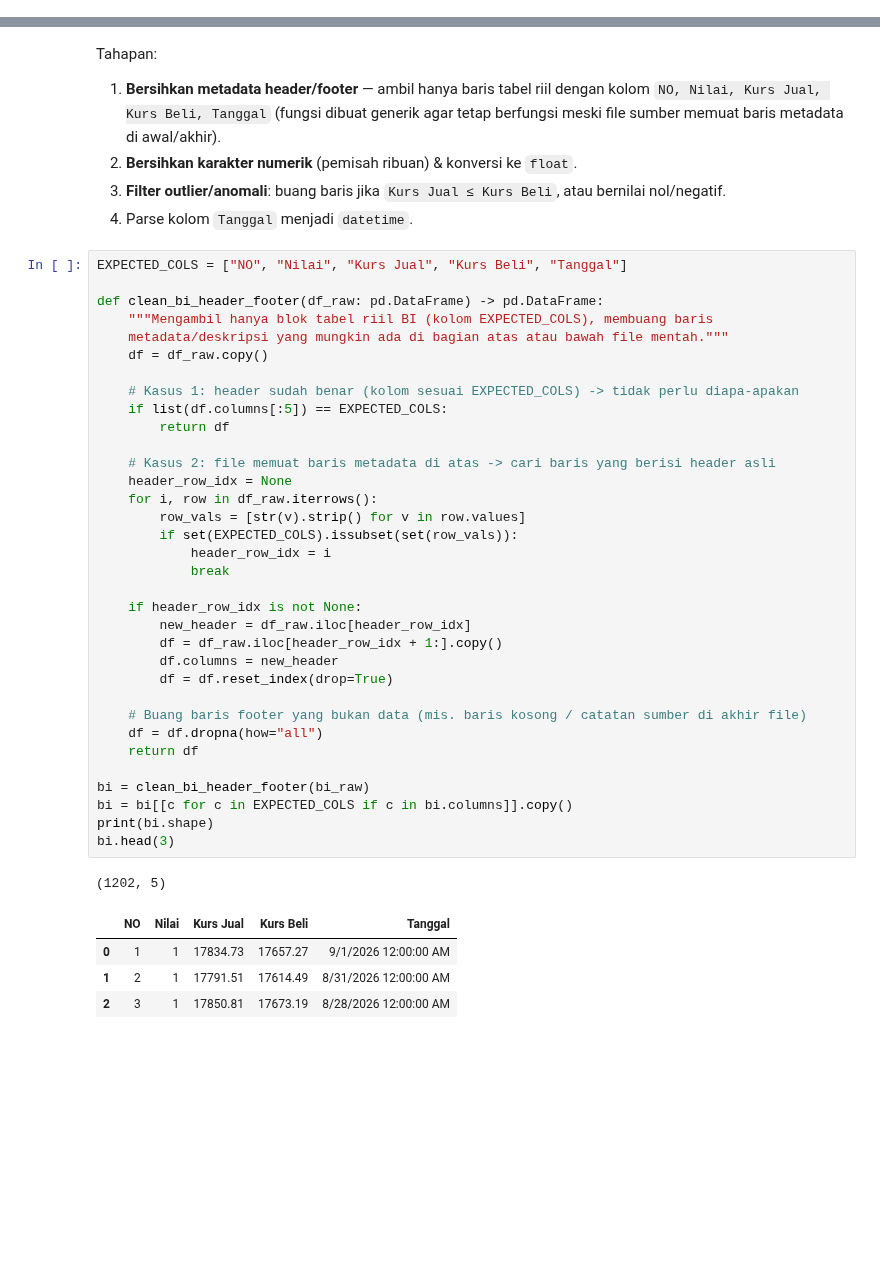
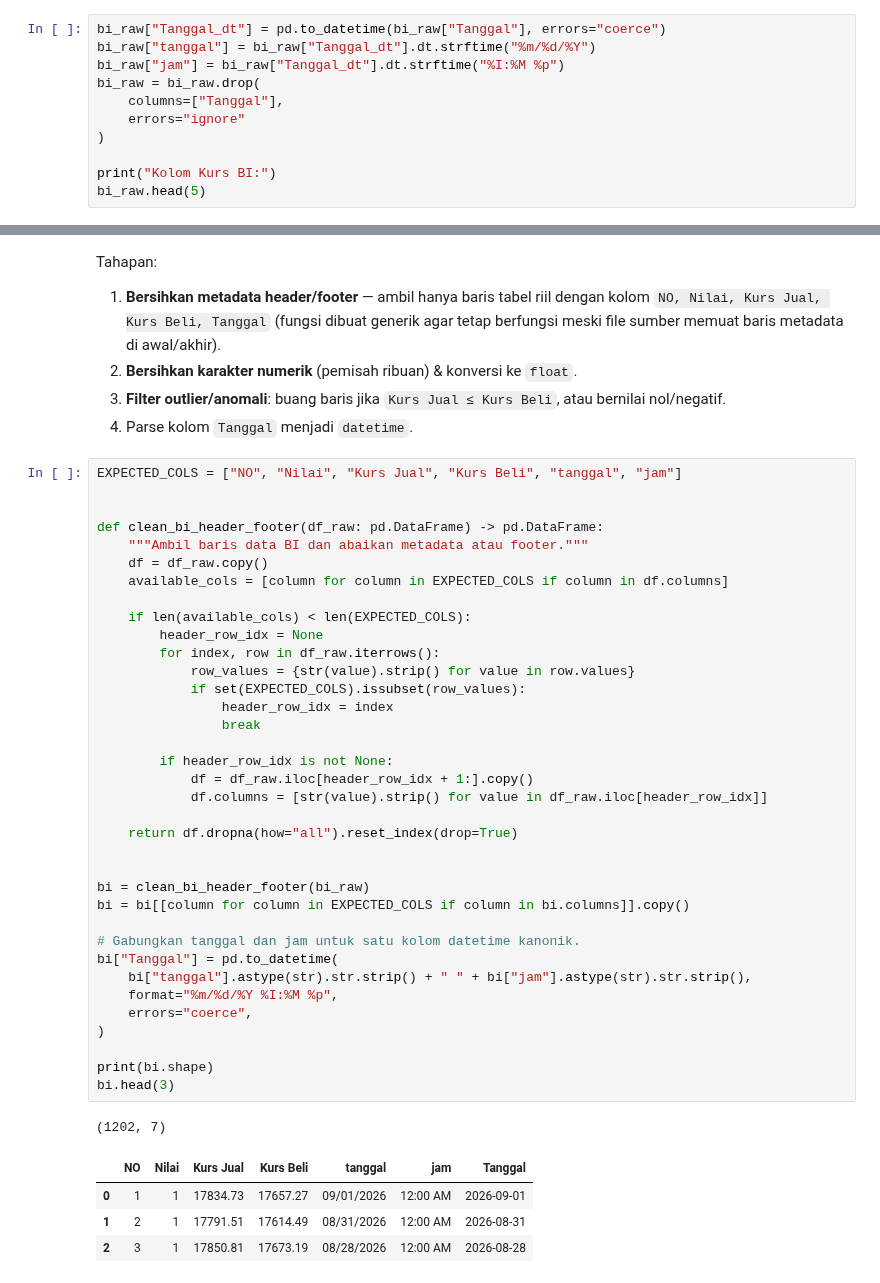
Before and after one commit to farsyaant/nlpproject-grestercinta, a Jupyter notebook: src/preprocessing_pipeline.ipynb, the cells around one changed output, grey strips where cells are left out. Drawn from its saved outputs; the diff is of its cells as text; blank space fills up the shorter version.

```diff
--- a/src/preprocessing_pipeline.ipynb
+++ b/src/preprocessing_pipeline.ipynb
@@ -156,0 +176,11 @@ bi_raw.head(5)
+# %%
+bi_raw["Tanggal_dt"] = pd.to_datetime(bi_raw["Tanggal"], errors="coerce")
+bi_raw["tanggal"] = bi_raw["Tanggal_dt"].dt.strftime("%m/%d/%Y")
+bi_raw["jam"] = bi_raw["Tanggal_dt"].dt.strftime("%I:%M %p")
+bi_raw = bi_raw.drop(
+    columns=["Tanggal"],
+    errors="ignore"
+)
+
+print("Kolom Kurs BI:")
+bi_raw.head(5)
@@ -244,44 +331,46 @@ Tahapan:
 3. **Filter outlier/anomali**: buang baris jika `Kurs Jual ≤ Kurs Beli`, atau bernilai nol/negatif.
 4. Parse kolom `Tanggal` menjadi `datetime`.
 # %%
-EXPECTED_COLS = ["NO", "Nilai", "Kurs Jual", "Kurs Beli", "Tanggal"]
+EXPECTED_COLS = ["NO", "Nilai", "Kurs Jual", "Kurs Beli", "tanggal", "jam"]
+
 
 def clean_bi_header_footer(df_raw: pd.DataFrame) -> pd.DataFrame:
-    """Mengambil hanya blok tabel riil BI (kolom EXPECTED_COLS), membuang baris
-    metadata/deskripsi yang mungkin ada di bagian atas atau bawah file mentah."""
+    """Ambil baris data BI dan abaikan metadata atau footer."""
     df = df_raw.copy()
+    available_cols = [column for column in EXPECTED_COLS if column in df.columns]
 
-    # Kasus 1: header sudah benar (kolom sesuai EXPECTED_COLS) -> tidak perlu diapa-apakan
-    if list(df.columns[:5]) == EXPECTED_COLS:
-        return df
+    if len(available_cols) < len(EXPECTED_COLS):
+        header_row_idx = None
+        for index, row in df_raw.iterrows():
+            row_values = {str(value).strip() for value in row.values}
+            if set(EXPECTED_COLS).issubset(row_values):
+                header_row_idx = index
+                break
 
-    # Kasus 2: file memuat baris metadata di atas -> cari baris yang berisi header asli
-    header_row_idx = None
-    for i, row in df_raw.iterrows():
-        row_vals = [str(v).strip() for v in row.values]
-        if set(EXPECTED_COLS).issubset(set(row_vals)):
-            header_row_idx = i
-            break
+        if header_row_idx is not None:
+            df = df_raw.iloc[header_row_idx + 1:].copy()
+            df.columns = [str(value).strip() for value in df_raw.iloc[header_row_idx]]
 
-    if header_row_idx is not None:
-        new_header = df_raw.iloc[header_row_idx]
-        df = df_raw.iloc[header_row_idx + 1:].copy()
-        df.columns = new_header
-        df = df.reset_index(drop=True)
+    return df.dropna(how="all").reset_index(drop=True)
 
-    # Buang baris footer yang bukan data (mis. baris kosong / catatan sumber di akhir file)
-    df = df.dropna(how="all")
-    return df
 
 bi = clean_bi_header_footer(bi_raw)
-bi = bi[[c for c in EXPECTED_COLS if c in bi.columns]].copy()
+bi = bi[[column for column in EXPECTED_COLS if column in bi.columns]].copy()
+
+# Gabungkan tanggal dan jam untuk satu kolom datetime kanonik.
+bi["Tanggal"] = pd.to_datetime(
+    bi["tanggal"].astype(str).str.strip() + " " + bi["jam"].astype(str).str.strip(),
+    format="%m/%d/%Y %I:%M %p",
+    errors="coerce",
+)
+
 print(bi.shape)
 bi.head(3)
 # %% [output]
-(1202, 5)
+(1202, 7)
-|  | NO | Nilai | Kurs Jual | Kurs Beli | Tanggal |
-| 0 | 1 | 1 | 17834.73 | 17657.27 | 9/1/2026 12:00:00 AM |
-| 1 | 2 | 1 | 17791.51 | 17614.49 | 8/31/2026 12:00:00 AM |
-| 2 | 3 | 1 | 17850.81 | 17673.19 | 8/28/2026 12:00:00 AM |
+|  | NO | Nilai | Kurs Jual | Kurs Beli | tanggal | jam | Tanggal |
+| 0 | 1 | 1 | 17834.73 | 17657.27 | 09/01/2026 | 12:00 AM | 2026-09-01 |
+| 1 | 2 | 1 | 17791.51 | 17614.49 | 08/31/2026 | 12:00 AM | 2026-08-31 |
+| 2 | 3 | 1 | 17850.81 | 17673.19 | 08/28/2026 | 12:00 AM | 2026-08-28 |
 # %%
 def clean_numeric(series: pd.Series) -> pd.Series:
```
Also changed, not shown: parts of 32 cells of this notebook, 9 other files.
